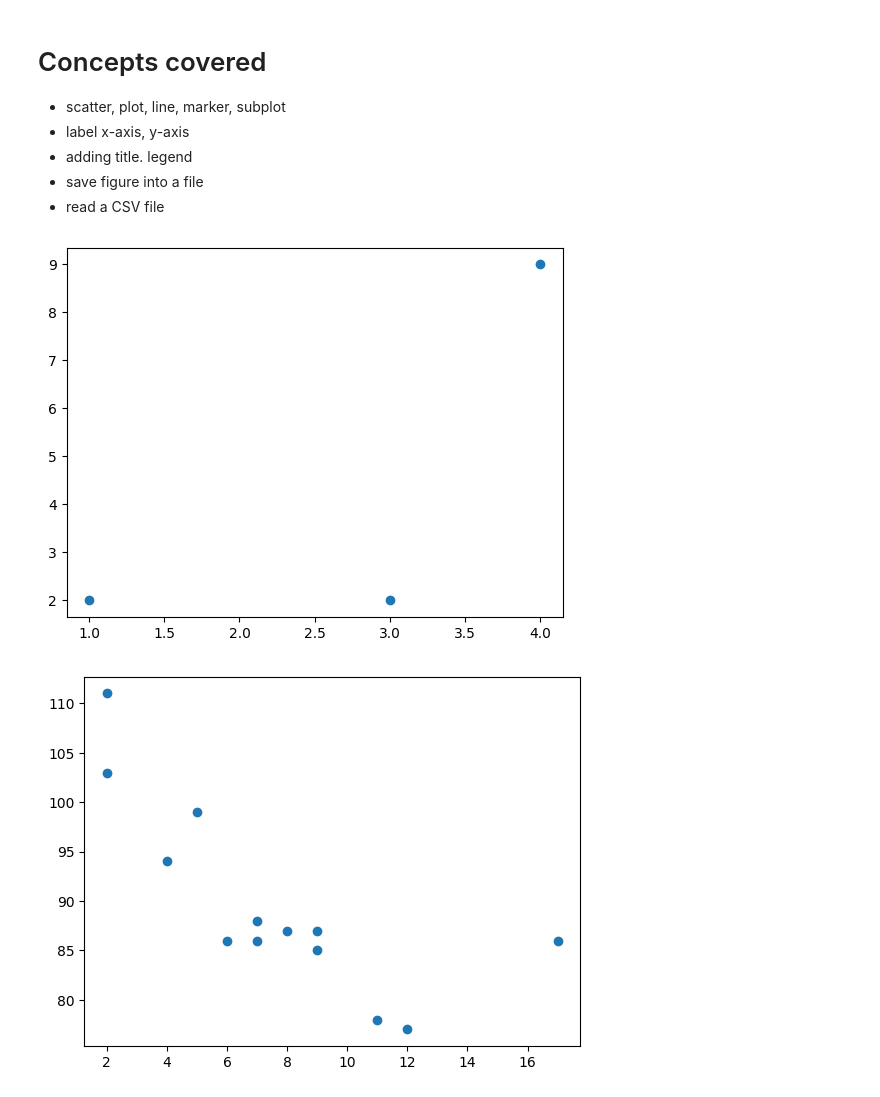
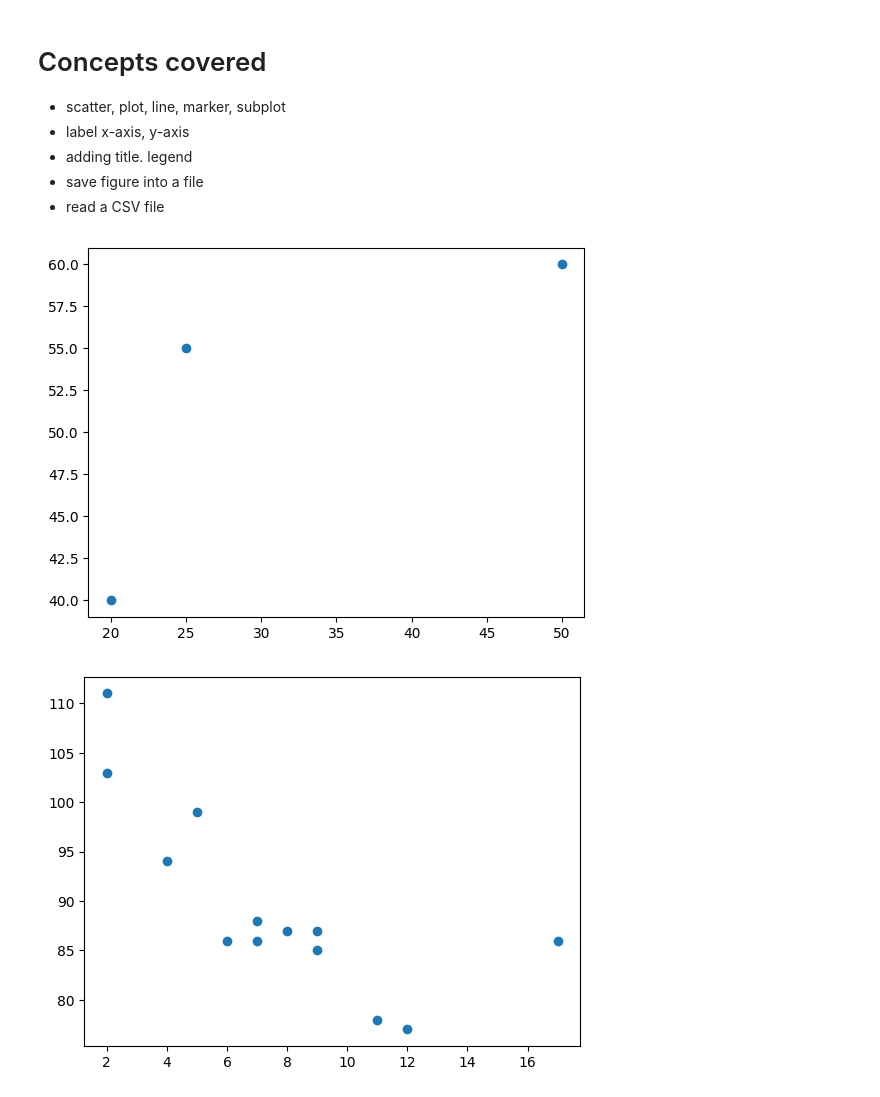
Before and after one commit to ash322ash422/tut_matplotlib, a Jupyter notebook: tut_mp1_scatter_line_marker_subplot_save_readCSV.ipynb, the cells around one changed output. Saved outputs shown, nothing was run; the diff lists cells and outputs as text; code cells hidden in the pictures.

```diff
--- a/tut_mp1_scatter_line_marker_subplot_save_readCSV.ipynb
+++ b/tut_mp1_scatter_line_marker_subplot_save_readCSV.ipynb
@@ -8,15 +8,23 @@
 # %%
 # import libraries
 import matplotlib.pyplot as plt # create alias plt
-import numpy as np
 
-# Draw 3 points in the diagram,
-# points (1,2), (4,9) and (3,2)
-xpoints = np.array([1, 4, 3])
-ypoints = np.array([2, 9, 2])
+xpoints = [20, 25, 50] # age
+ypoints = [40, 55, 60] # wt
 
-plt.scatter(xpoints, ypoints) # marker as o, *, +
+plt.scatter(xpoints, ypoints, ) # marker as o, *, +
 plt.show()
+
+#########
+# Or I can also use numpy array to display data
+
+# import numpy as np
+
+# xpoints = np.array([20, 25, 50]) # age
+# ypoints = np.array([40, 55, 60]) # wt
+
+# plt.scatter(xpoints, ypoints, ) # marker as o, *, +
+# plt.show()
 # %% [output]
-[figure, old version]
+[figure, new version]
 # %%
```
Also changed, not shown: parts of 14 cells of this notebook, 3 other files.
